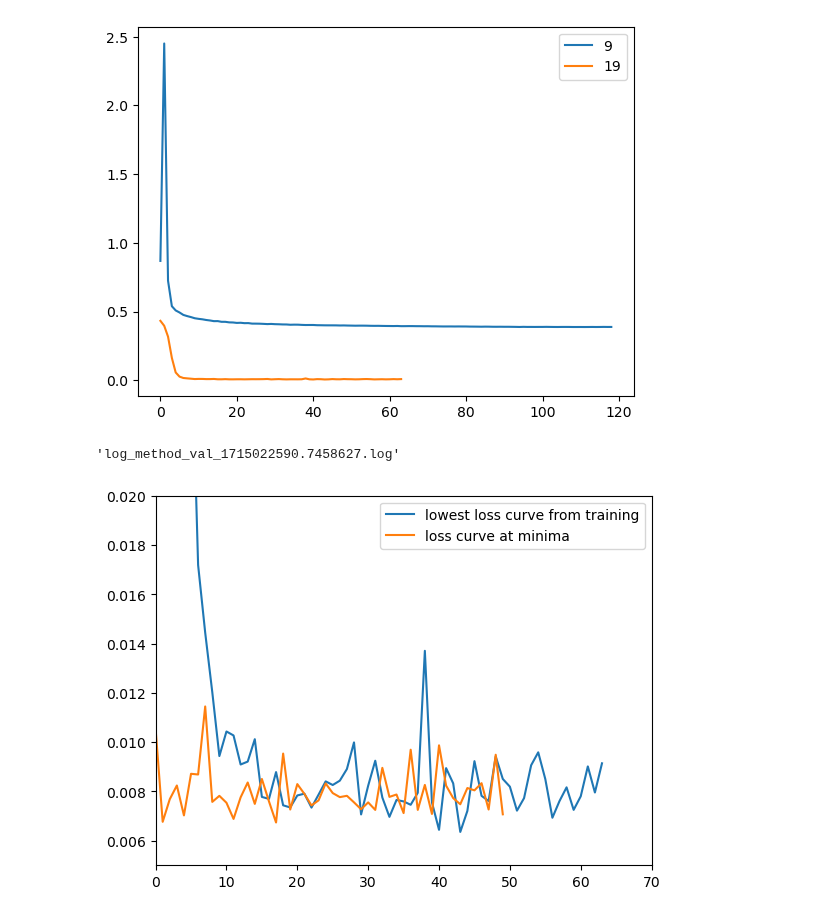
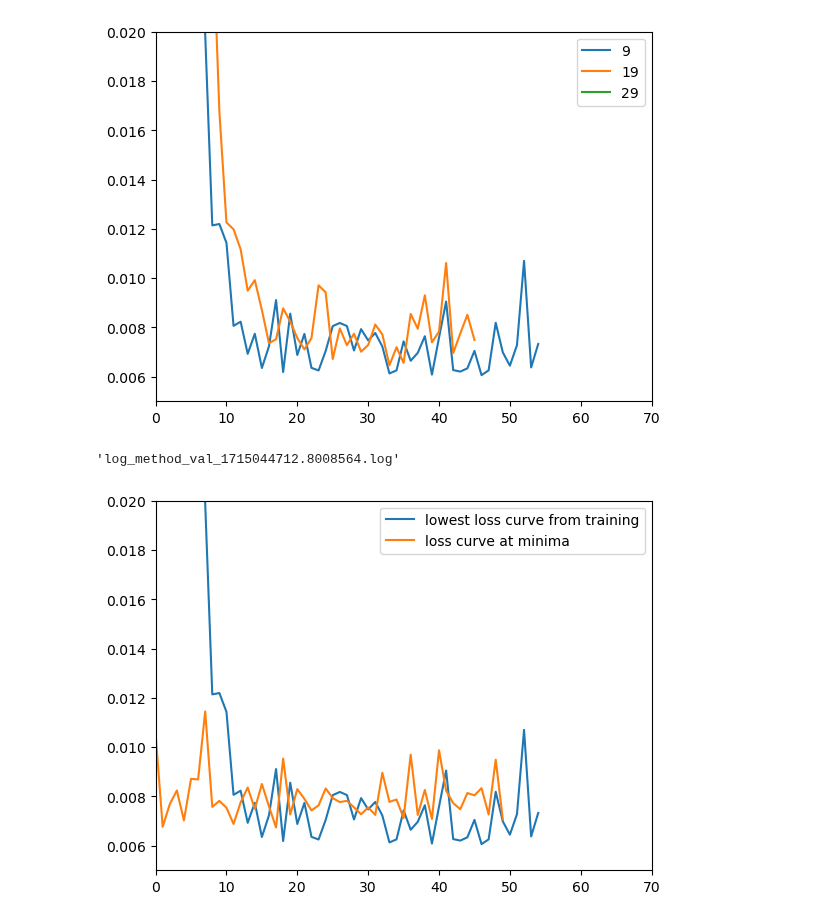
Before and after one commit to paopaoch/Mouse-V1, a Jupyter notebook: plot_scripts/method_validation_loss.ipynb, the cells around one changed output. Drawn from its saved outputs; the diff is of its cells as text; code cells hidden in the pictures.

```diff
--- a/plot_scripts/method_validation_loss.ipynb
+++ b/plot_scripts/method_validation_loss.ipynb
@@ -7,7 +7,8 @@ from os.path import isfile, join
 
 
 # path = r"/Users/paopao_ch/Documents/projects/v1_modelling/Mouse-V1-Pytorch/results/backprop1000/method_validation"
-path = r"/Users/paopao_ch/Documents/projects/v1_modelling/Mouse-V1-Pytorch/results/uniform_contrast_value/method_validation"
+# path = r"/Users/paopao_ch/Documents/projects/v1_modelling/Mouse-V1-Pytorch/results/uniform_contrast_value/method_validation"
+path = r"/Users/paopao_ch/Documents/projects/v1_modelling/Mouse-V1-Pytorch/results/non_uniform_contrast_high_contrast/method_validation"
 files = [f for f in listdir(path) if isfile(join(path, f))]
 # %%
 losses = []
@@ -39,16 +40,17 @@ plt.show()
 # %%
 plt.plot(losses[9], label="9")
 plt.plot(losses[19], label="19")
-# plt.ylim(0.005, 0.02)
-# plt.xlim(0, 70)
+plt.plot(losses[29], label="29")
+plt.ylim(0.005, 0.02)
+plt.xlim(0, 70)
 plt.legend()
 plt.show()
 # %% [output]
-[figure, old version]
+[figure, new version]
 # %%
-files[19]
+files[9]
 # %% [output]
-'log_method_val_1715022590.7458627.log'
+'log_method_val_1715044712.8008564.log'
 # %%
 file_name = r"/Users/paopao_ch/Documents/projects/v1_modelling/Mouse-V1-Pytorch/results/backprop1000/at_minima.log"
 
@@ -61,14 +63,14 @@ with open(file_name, "r") as f:
             at_minima_loss.append(float(words[1]))
 # df = pd.DataFrame(data=losses)
 # %%
-plt.plot(losses[19], label="lowest loss curve from training")
+plt.plot(losses[9], label="lowest loss curve from training")
 plt.plot(at_minima_loss, label="loss curve at minima")
 plt.ylim(0.005, 0.02)
 plt.xlim(0, 70)
 plt.legend()
 plt.show()
 # %% [output]
-[figure, old version]
+[figure, new version]
 # %%
 # 24
 
```
Also changed, not shown: parts of 3 cells of this notebook, 40 other files.
